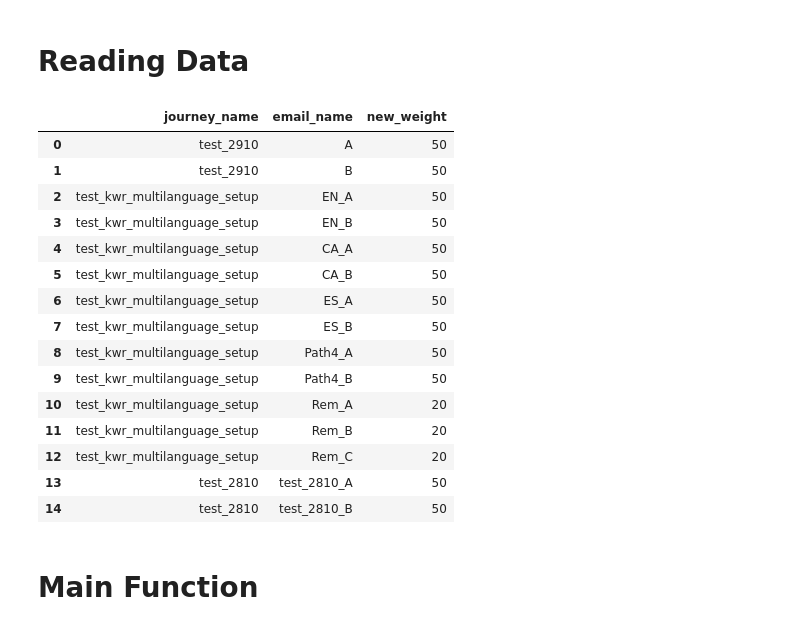
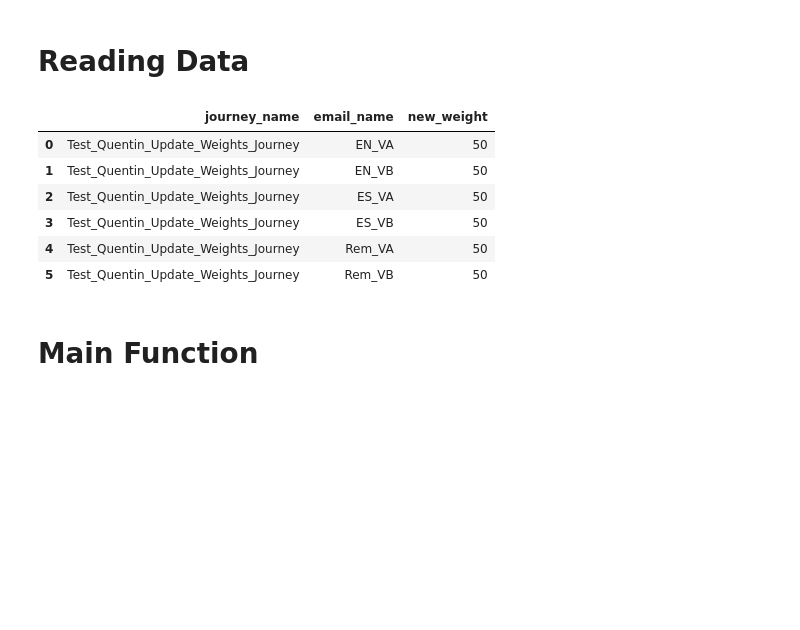
Before and after one commit to quentinb28/journey-builder-api, a Jupyter notebook: Journey Builder API class.ipynb, the cells around one changed output. Saved outputs shown, nothing was run; the diff lists cells and outputs as text; code cells hidden in the pictures; blank space fills up the shorter version.

```diff
--- a/Journey Builder API class.ipynb
+++ b/Journey Builder API class.ipynb
@@ -310,25 +312,16 @@ def update_journey_activities(journey_activities, journey_new_weights):
 # Reading Data
 # %%
 # Read journey new weights - "AbandonedCart Program"
-new_weights = pd.read_csv("journey_builder_api_test.csv")
+new_weights = pd.read_csv("journey_builder_api_test_prod.csv", sep=";")
 new_weights
 # %% [output]
 |  | journey_name | email_name | new_weight |
-| 0 | test_2910 | A | 50 |
-| 1 | test_2910 | B | 50 |
-| 2 | test_kwr_multilanguage_setup | EN_A | 50 |
-| 3 | test_kwr_multilanguage_setup | EN_B | 50 |
-| 4 | test_kwr_multilanguage_setup | CA_A | 50 |
-| 5 | test_kwr_multilanguage_setup | CA_B | 50 |
-| 6 | test_kwr_multilanguage_setup | ES_A | 50 |
-| 7 | test_kwr_multilanguage_setup | ES_B | 50 |
-| 8 | test_kwr_multilanguage_setup | Path4_A | 50 |
-| 9 | test_kwr_multilanguage_setup | Path4_B | 50 |
-| 10 | test_kwr_multilanguage_setup | Rem_A | 20 |
-| 11 | test_kwr_multilanguage_setup | Rem_B | 20 |
-| 12 | test_kwr_multilanguage_setup | Rem_C | 20 |
-| 13 | test_2810 | test_2810_A | 50 |
-| 14 | test_2810 | test_2810_B | 50 |
+| 0 | Test_Quentin_Update_Weights_Journey | EN_VA | 50 |
+| 1 | Test_Quentin_Update_Weights_Journey | EN_VB | 50 |
+| 2 | Test_Quentin_Update_Weights_Journey | ES_VA | 50 |
+| 3 | Test_Quentin_Update_Weights_Journey | ES_VB | 50 |
+| 4 | Test_Quentin_Update_Weights_Journey | Rem_VA | 50 |
+| 5 | Test_Quentin_Update_Weights_Journey | Rem_VB | 50 |
 # %% [markdown]
 # Main Function
 # %%
```
Also changed, not shown: parts of 8 cells of this notebook.
